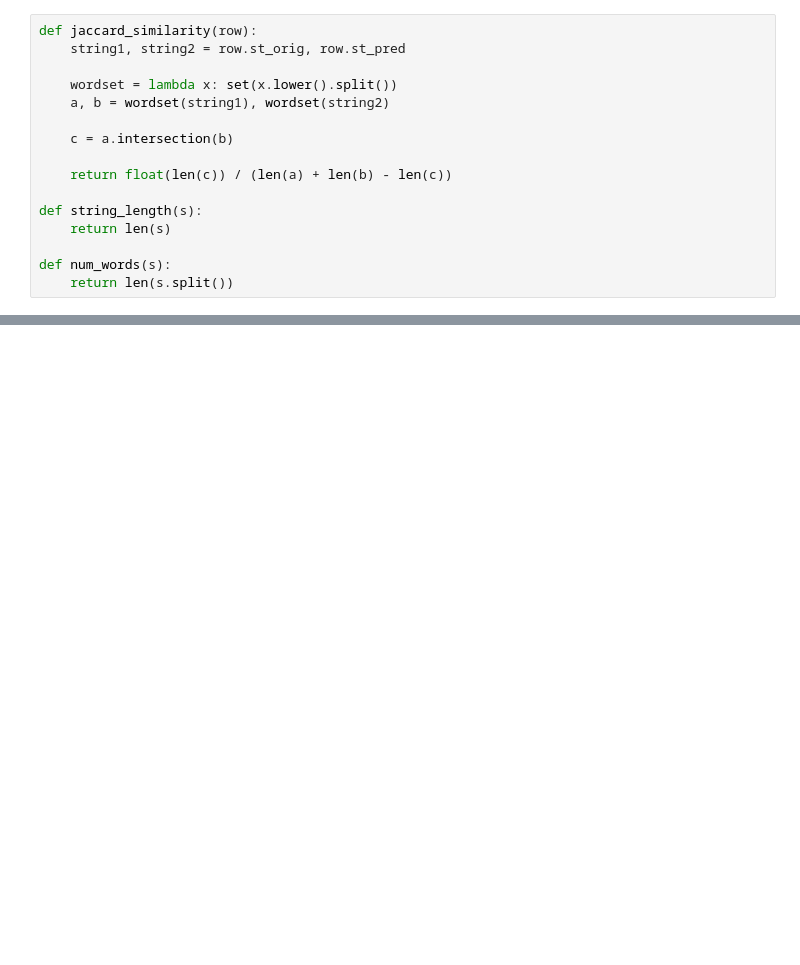
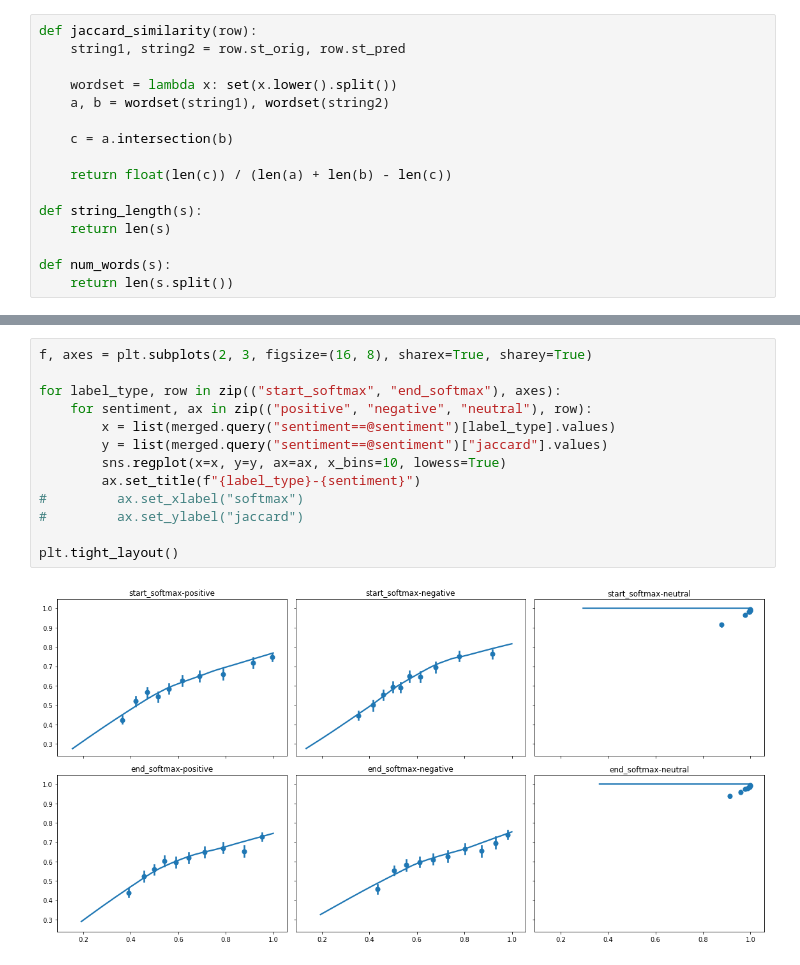
Before and after one commit to meetashok/kaggle, a Jupyter notebook: tweet-sentiment-extraction/notebooks/04-train-analysis.ipynb, the cells around one changed output, grey strips where cells are left out. Drawn from its saved outputs; the diff is of its cells as text; blank space fills up the shorter version.

```diff
--- a/tweet-sentiment-extraction/notebooks/04-train-analysis.ipynb
+++ b/tweet-sentiment-extraction/notebooks/04-train-analysis.ipynb
@@ -39,0 +85,15 @@ merged.to_csv("train_merged.csv", index=False)
+# %%
+f, axes = plt.subplots(2, 3, figsize=(16, 8), sharex=True, sharey=True)
+
+for label_type, row in zip(("start_softmax", "end_softmax"), axes):
+    for sentiment, ax in zip(("positive", "negative", "neutral"), row):
+        x = list(merged.query("sentiment==@sentiment")[label_type].values)
+        y = list(merged.query("sentiment==@sentiment")["jaccard"].values)
+        sns.regplot(x=x, y=y, ax=ax, x_bins=10, lowess=True)
+        ax.set_title(f"{label_type}-{sentiment}")
+#         ax.set_xlabel("softmax")
+#         ax.set_ylabel("jaccard")
+
+plt.tight_layout()
+# %% [output]
+[figure, added]
```
Also changed, not shown: parts of 9 cells of this notebook, 6 other files.
